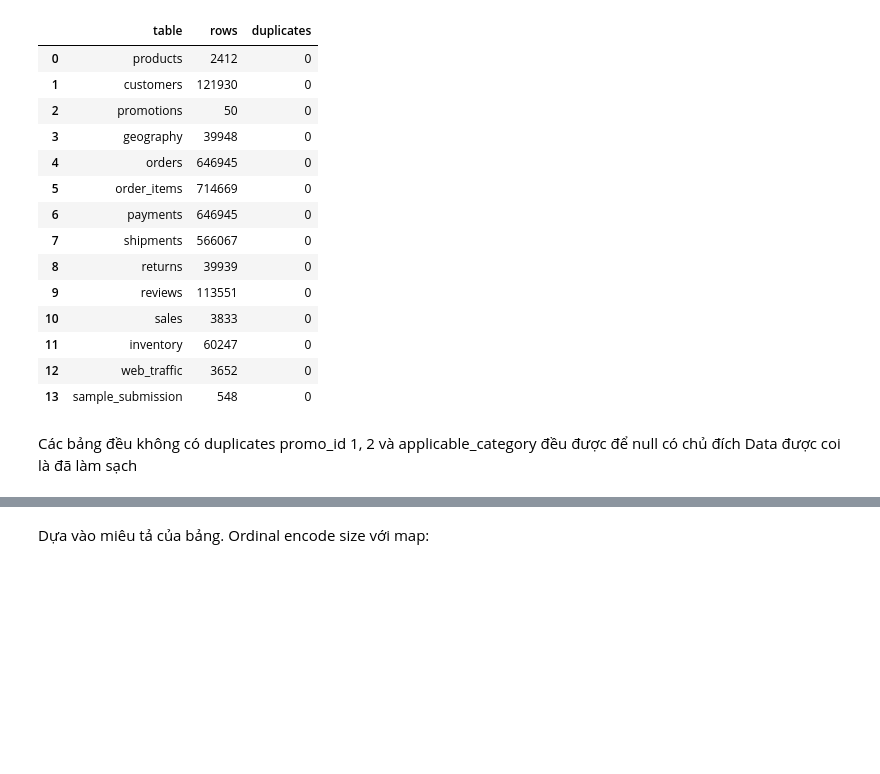
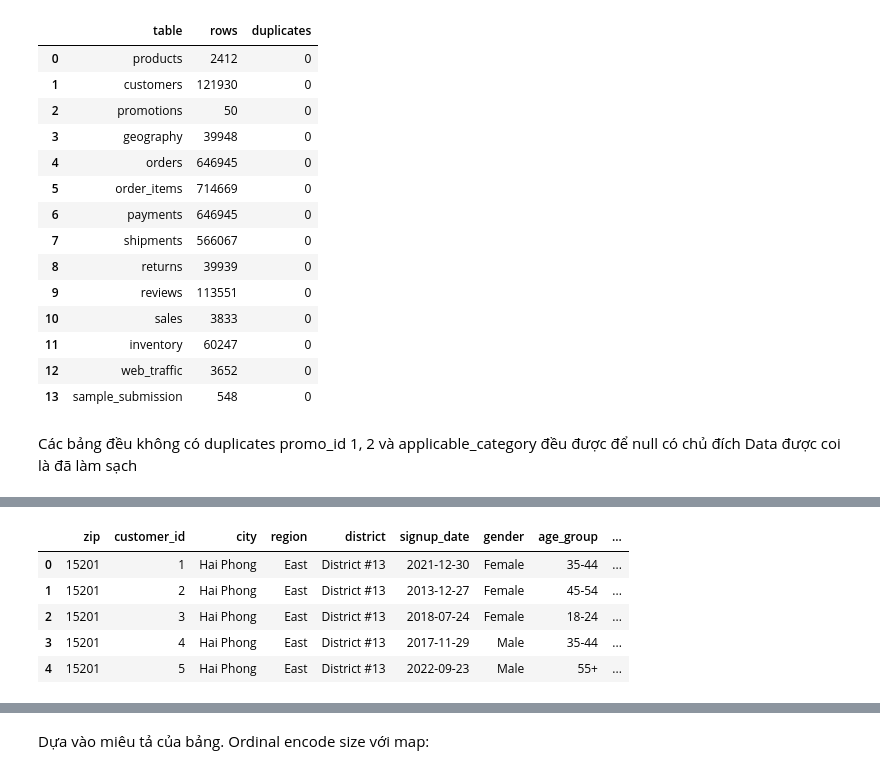
Before and after one commit to xandertrinhnam31-afk/Lanh-It-s-Du-Lieu, a Jupyter notebook: notebooks/01_data_loading_and_mcq.ipynb, the cells around one changed output, grey strips where cells are left out. Saved outputs shown, nothing was run; the diff lists cells and outputs as text; code cells hidden in the pictures; blank space fills up the shorter version.

```diff
--- a/notebooks/01_data_loading_and_mcq.ipynb
+++ b/notebooks/01_data_loading_and_mcq.ipynb
@@ -13,9 +13,7 @@ sys.path.append('../src')
 import pandas as pd
 import numpy as np
 from utils import load_all_data, parse_dates, check_nulls, check_duplicates, set_seed
-from pathlib import Path
 import os
-pd.set_option('display.max_columns', None)
 set_seed(42)
 # %% [output]
 [seed] Random seed set to 42
@@ -89,0 +92,8 @@ Data được coi là đã làm sạch
+# %%
+data = []
+# %%
+#Dim_product
+cols_product = ['product_id', 'product_name', 'category', 'segment', 'size', 'color', 'price', 'cogs']
+dim_product = products[cols_product].copy()
+display(dim_product.head())
+data.append(dim_product)
@@ -89,0 +107,14 @@ Data được coi là đã làm sạch
+# %%
+#Dim_Customer
+dim_customer = pd.merge(customers, geography.drop(columns=['city']), on='zip', how='left')
+cols_customer = ['zip', 'customer_id', 'city', 'region', 'district', 'signup_date', 'gender', 'age_group', 'acquisition_channel']
+dim_customer = dim_customer[cols_customer]
+display(dim_customer.head())
+data.append(dim_customer)
+# %% [output]
+|  | zip | customer_id | city | region | district | signup_date | gender | age_group | ... |
+| 0 | 15201 | 1 | Hai Phong | East | District #13 | 2021-12-30 | Female | 35-44 | ... |
+| 1 | 15201 | 2 | Hai Phong | East | District #13 | 2013-12-27 | Female | 45-54 | ... |
+| 2 | 15201 | 3 | Hai Phong | East | District #13 | 2018-07-24 | Female | 18-24 | ... |
+| 3 | 15201 | 4 | Hai Phong | East | District #13 | 2017-11-29 | Male | 35-44 | ... |
+| 4 | 15201 | 5 | Hai Phong | East | District #13 | 2022-09-23 | Male | 55+ | ... |
```
Also changed, not shown: parts of 24 cells of this notebook, 6 other files.
